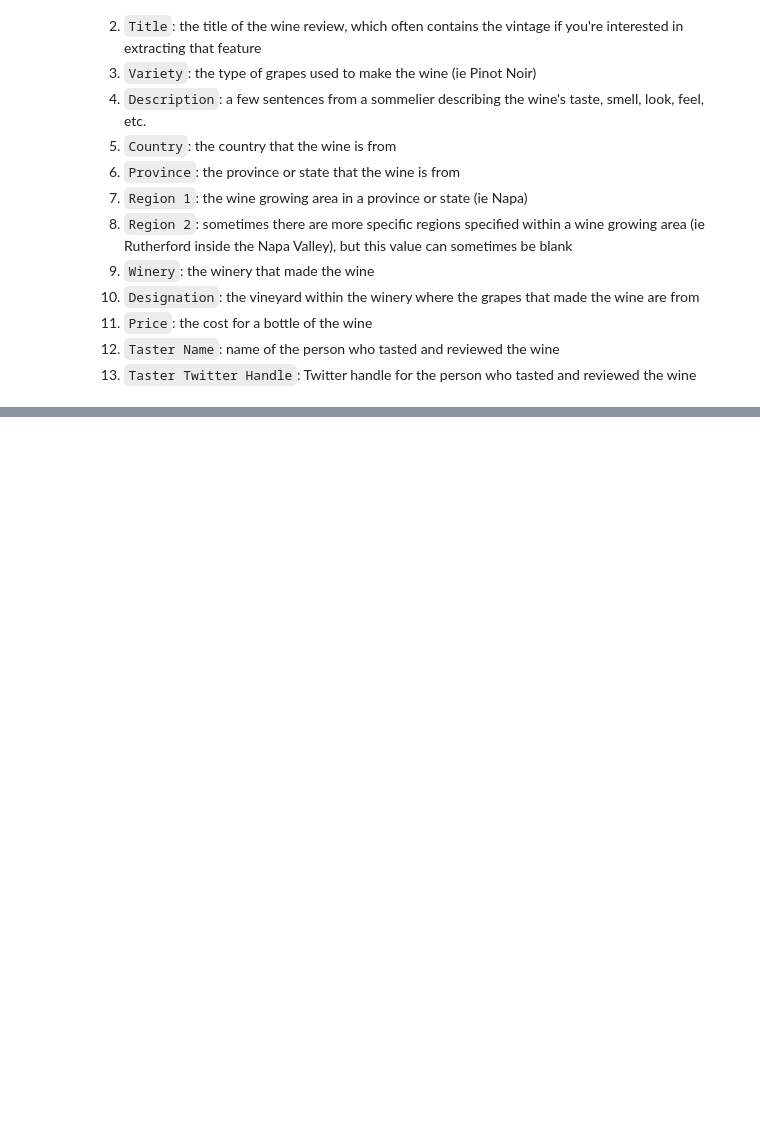
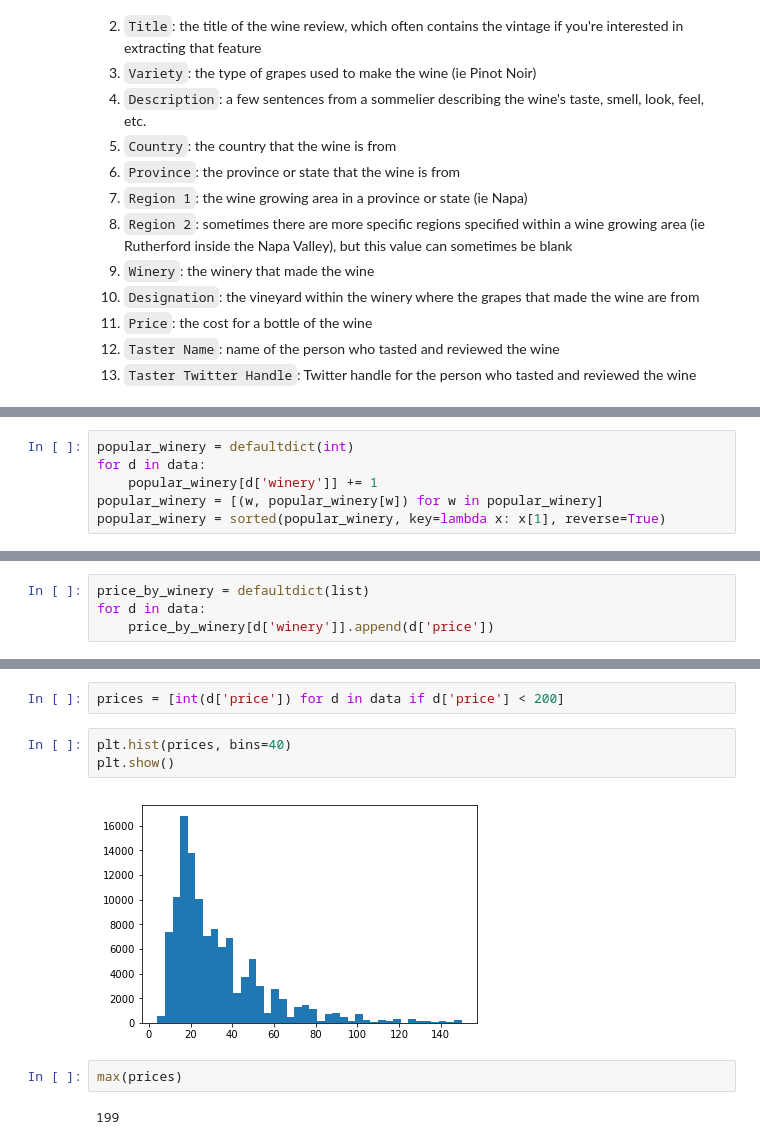
Before and after one commit to junruren/Wine-Reviews-Mining, a Jupyter notebook: data_exploration_alex.ipynb, the cells around one changed output, grey strips where cells are left out. Cells and saved outputs as stored; diff of their text form; blank space fills up the shorter version.

```diff
--- a/data_exploration_alex.ipynb
+++ b/data_exploration_alex.ipynb
@@ -94,0 +60,6 @@ LinearRegression(copy_X=True, fit_intercept=True, n_jobs=1, normalize=False)
+# %%
+popular_winery = defaultdict(int)
+for d in data:
+    popular_winery[d['winery']] += 1
+popular_winery = [(w, popular_winery[w]) for w in popular_winery]
+popular_winery = sorted(popular_winery, key=lambda x: x[1], reverse=True)
@@ -94,0 +134,4 @@ LinearRegression(copy_X=True, fit_intercept=True, n_jobs=1, normalize=False)
+# %%
+price_by_winery = defaultdict(list)
+for d in data:
+    price_by_winery[d['winery']].append(d['price'])
@@ -94,0 +201,11 @@ LinearRegression(copy_X=True, fit_intercept=True, n_jobs=1, normalize=False)
+# %%
+prices = [int(d['price']) for d in data if d['price'] < 200]
+# %%
+plt.hist(prices, bins=40)
+plt.show()
+# %% [output]
+[figure, added]
+# %%
+max(prices)
+# %% [output]
+199
```
Also changed, not shown: parts of 51 cells of this notebook.
